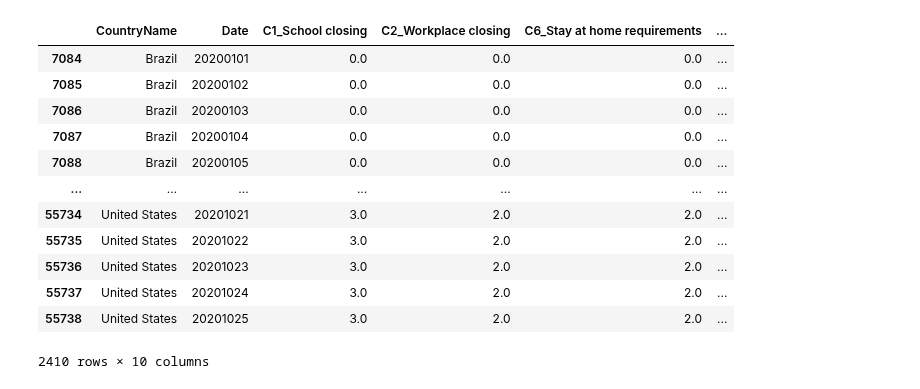
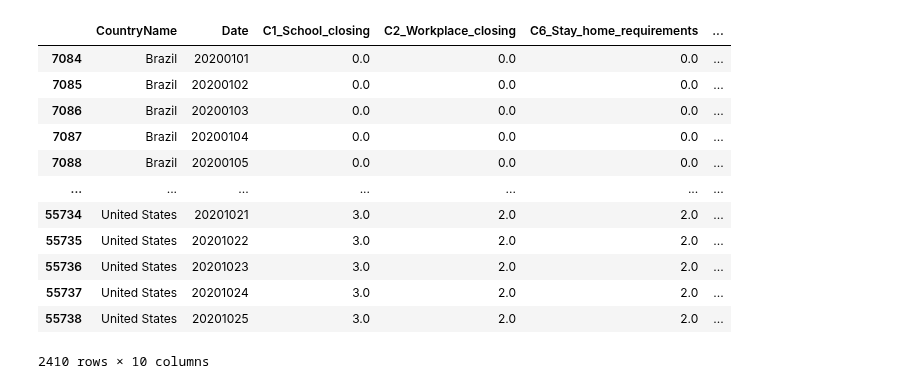
Before and after one commit to rejane-b/Project_1, a Jupyter notebook: Oxford_Data_Cleaning.ipynb, the cells around one changed output. Saved outputs shown, nothing was run; the diff lists cells and outputs as text; code cells hidden in the pictures.

```diff
--- a/Oxford_Data_Cleaning.ipynb
+++ b/Oxford_Data_Cleaning.ipynb
@@ -62,13 +62,13 @@ oxford_df
 2464 rows × 46 columns
 # %%
 # Create new dataframe with the 8 countries of interest
-oxford_df = pd.DataFrame(oxford_df, columns = [ "CountryName", "Date", "C1_School closing", "C2_Workplace closing", \
-                                               "C6_Stay at home requirements", "E1_Income support", "E3_Fiscal measures", \
-                                               "H6_Facial Coverings", "ConfirmedCases", "ConfirmedDeaths"])
+oxford_df = pd.DataFrame(oxford_df, columns = [ "CountryName", "Date", "C1_School_closing", "C2_Workplace_closing", \
+                                               "C6_Stay_home_requirements", "E1_Income_support", "E3_Fiscal_measures", \
+                                               "H6_Facial_coverings", "ConfirmedCases", "ConfirmedDeaths"])
 oxford_df = oxford_df.dropna()
 oxford_df
 # %% [output]
-|  | CountryName | Date | C1_School closing | C2_Workplace closing | C6_Stay at home requirements | ... |
+|  | CountryName | Date | C1_School_closing | C2_Workplace_closing | C6_Stay_home_requirements | ... |
 | 7084 | Brazil | 20200101 | 0.0 | 0.0 | 0.0 | ... |
 | 7085 | Brazil | 20200102 | 0.0 | 0.0 | 0.0 | ... |
 | 7086 | Brazil | 20200103 | 0.0 | 0.0 | 0.0 | ... |
```
Also changed, not shown: parts of 3 cells of this notebook.
